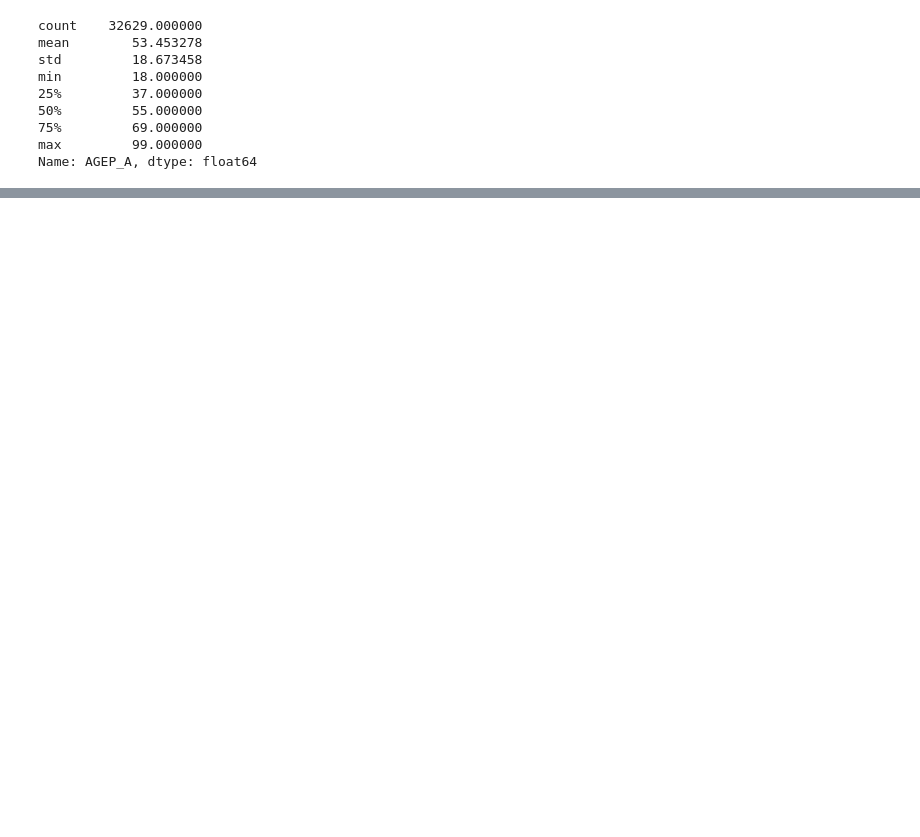
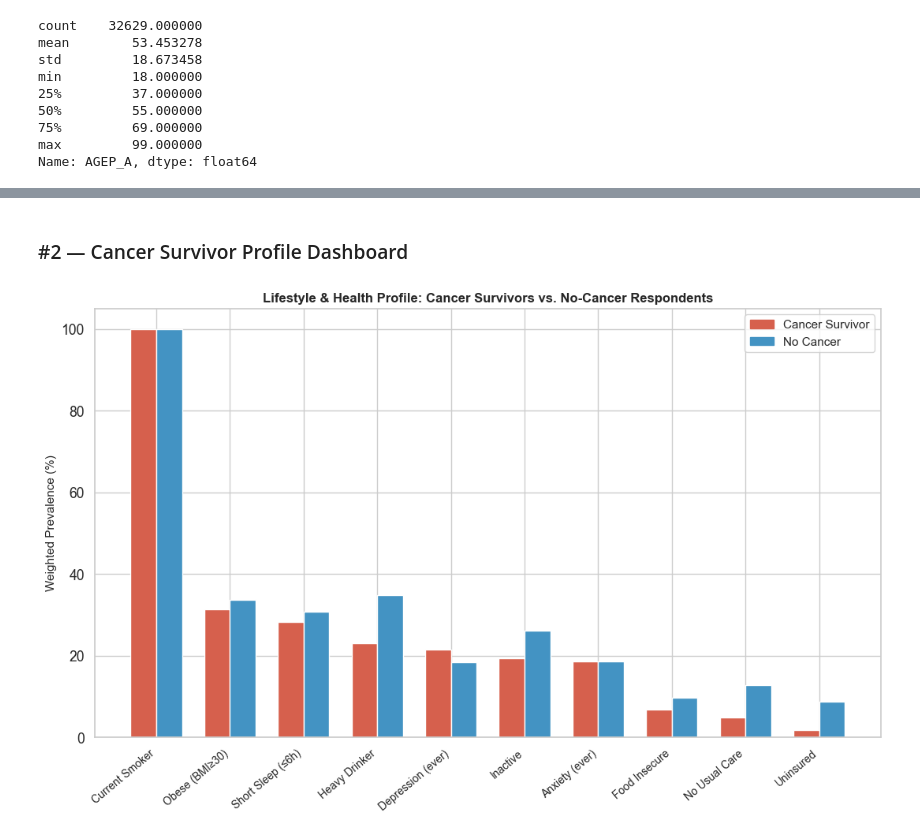
Before and after one commit to AmalBilal1/cancer-lifestyle-medicine, a Jupyter notebook: analysis.ipynb, the cells around one changed output, grey strips where cells are left out. Cells and saved outputs as stored; diff of their text form; code cells hidden in the pictures; blank space fills up the shorter version.

```diff
--- a/analysis.ipynb
+++ b/analysis.ipynb
@@ -690,0 +890,59 @@ Name: AGEP_A, dtype: float64
+# %% [markdown]
+### #2 — Cancer Survivor Profile Dashboard
+# %%
+
+# Build survivor vs non-survivor comparison dataset
+surv_vars = {
+    'Current Smoker':        ('SMKNOW_A',    lambda x: x.isin([1,2]),   lambda x: x.isin([1,2])),
+    'Heavy Drinker':         ('DRKHVY12M_A', lambda x: x.isin([1,2]),   lambda x: x == 1),
+    'Obese (BMI≥30)':        ('BMICAT_A',    lambda x: x.isin([1,2,3,4]),lambda x: x == 4),
+    'Inactive':              ('PA18_05R_A',  lambda x: x.isin([1,2,3,4]),lambda x: x == 4),
+    'Short Sleep (≤6h)':     ('SLPHOURS_A',  lambda x: (x>=1)&(x<=20),  lambda x: x <= 6),
+    'Depression (ever)':     ('DEPEV_A',     lambda x: x.isin([1,2]),   lambda x: x == 1),
+    'Anxiety (ever)':        ('ANXEV_A',     lambda x: x.isin([1,2]),   lambda x: x == 1),
+    'Uninsured':             ('HICOV_A',     lambda x: x.isin([1,2]),   lambda x: x == 2),
+    'No Usual Care':         ('USUALPL_A',   lambda x: x.isin([1,2,3]), lambda x: x.isin([2,3])),
+    'Food Insecure':         ('FDSCAT4_A',   lambda x: x.isin([1,2,3,4]),lambda x: x.isin([3,4])),
+}
+
+profile_rows = []
+for label, (col, valid_fn, positive_fn) in surv_vars.items():
+    for group, flag in [('Survivor', 1), ('No Cancer', 0)]:
+        sub = clean_df[clean_df['Cancer'] == flag].copy()
+        sub = sub[valid_fn(sub[col])]
+        if len(sub) == 0: continue
+        pct = wt_prev(positive_fn(sub[col]).astype(int), sub['WTFA_A']) * 100
+        profile_rows.append({'Factor': label, 'Group': group, 'Pct': pct})
+
+prof_df = pd.DataFrame(profile_rows)
+
+# Sort by survivor prevalence
+surv_order = (prof_df[prof_df['Group']=='Survivor']
+              .set_index('Factor')['Pct'].sort_values(ascending=False).index.tolist())
+
+fig, ax = plt.subplots(figsize=(11, 7))
+x   = np.arange(len(surv_order))
+w   = 0.35
+col_s = '#d6604d'
+col_n = '#4393c3'
+
+for i, factor in enumerate(surv_order):
+    sv = prof_df[(prof_df['Factor']==factor)&(prof_df['Group']=='Survivor')]['Pct'].values
+    nc = prof_df[(prof_df['Factor']==factor)&(prof_df['Group']=='No Cancer')]['Pct'].values
+    if sv.size: ax.bar(i-w/2, sv[0], w, color=col_s, edgecolor='white')
+    if nc.size: ax.bar(i+w/2, nc[0], w, color=col_n, edgecolor='white')
+
+ax.set_xticks(x)
+ax.set_xticklabels(surv_order, rotation=40, ha='right', fontsize=10)
+ax.set_ylabel('Weighted Prevalence (%)', fontsize=11)
+ax.set_title('Lifestyle & Health Profile: Cancer Survivors vs. No-Cancer Respondents',
+             fontsize=12, fontweight='bold')
+
+from matplotlib.patches import Patch
+ax.legend(handles=[Patch(color=col_s, label='Cancer Survivor'),
+                   Patch(color=col_n, label='No Cancer')],
+          fontsize=11, loc='upper right')
+plt.tight_layout()
+plt.show()
+# %% [output]
+[figure, added]
```
Also changed, not shown: parts of 28 cells of this notebook, 1 other file.
